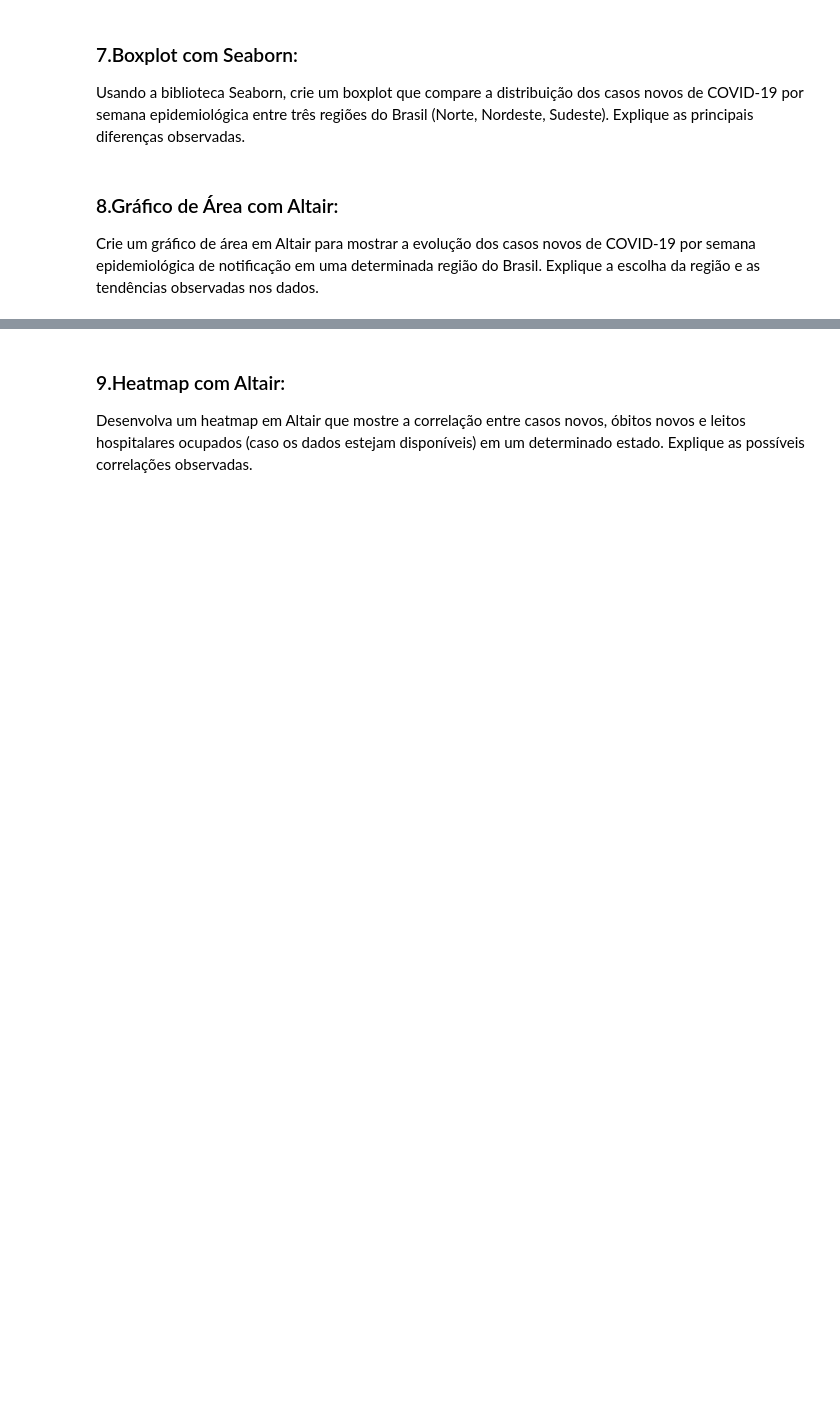
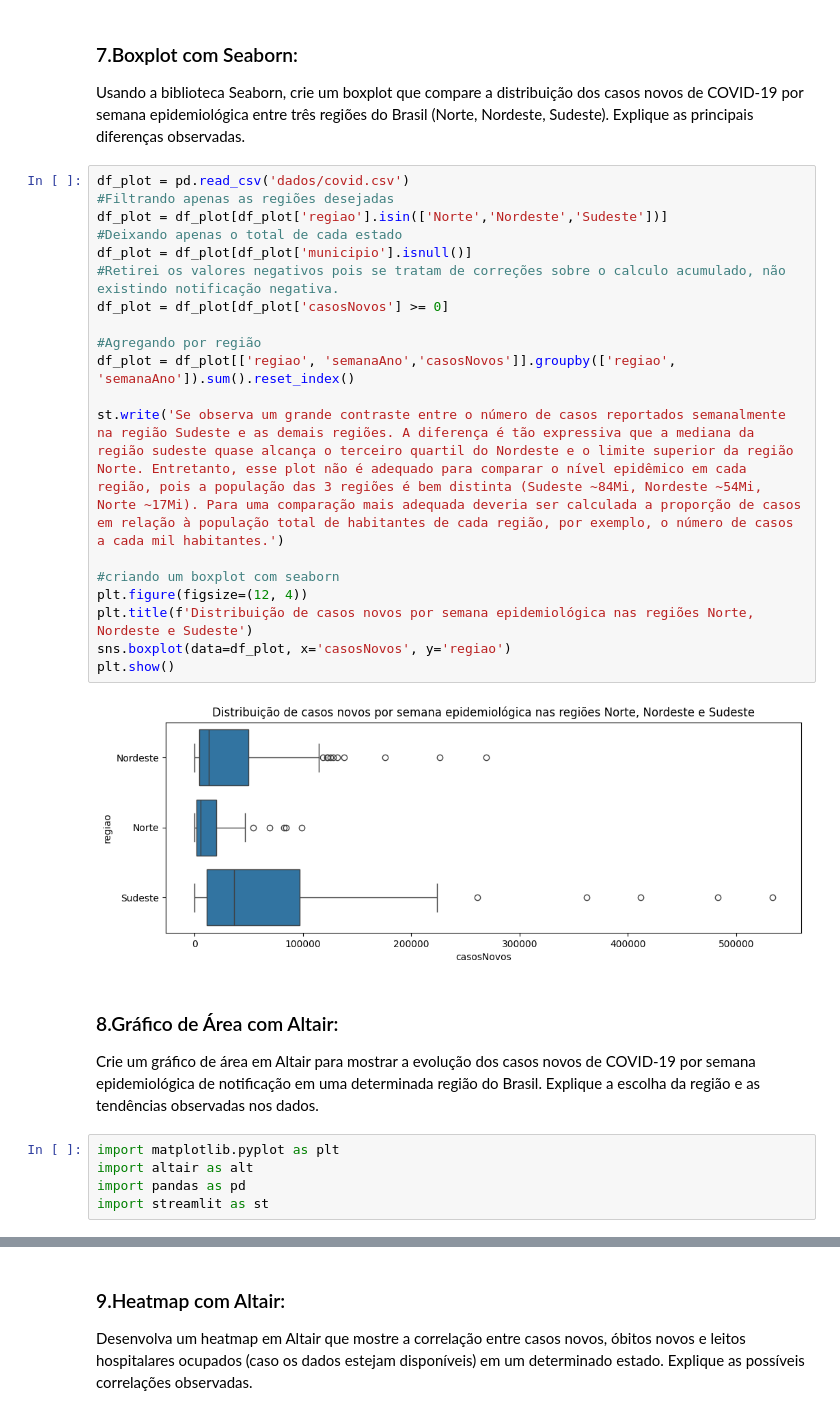
Before and after one commit to rodrigo1992-cmyk/STR_TP2, a Jupyter notebook: main.ipynb, the cells around one changed output, grey strips where cells are left out. Saved outputs shown, nothing was run; the diff lists cells and outputs as text; blank space fills up the shorter version.

```diff
--- a/main.ipynb
+++ b/main.ipynb
@@ -202,6 +226,32 @@ Utilize a biblioteca Matplotlib para criar um gráfico de barras que mostre a co
 # %% [markdown]
 ### 7.Boxplot com Seaborn:
 Usando a biblioteca Seaborn, crie um boxplot que compare a distribuição dos casos novos de COVID-19 por semana epidemiológica entre três regiões do Brasil (Norte, Nordeste, Sudeste). Explique as principais diferenças observadas.
+# %%
+df_plot = pd.read_csv('dados/covid.csv')
+#Filtrando apenas as regiões desejadas
+df_plot = df_plot[df_plot['regiao'].isin(['Norte','Nordeste','Sudeste'])]
+#Deixando apenas o total de cada estado
+df_plot = df_plot[df_plot['municipio'].isnull()]
+#Retirei os valores negativos pois se tratam de correções sobre o calculo acumulado, não existindo notificação negativa.
+df_plot = df_plot[df_plot['casosNovos'] >= 0]
+
+#Agregando por região
+df_plot = df_plot[['regiao', 'semanaAno','casosNovos']].groupby(['regiao', 'semanaAno']).sum().reset_index()
+
+st.write('Se observa um grande contraste entre o número de casos reportados semanalmente na região Sudeste e as demais regiões. A diferença é tão expressiva que a mediana da região sudeste quase alcança o terceiro quartil do Nordeste e o limite superior da região Norte. Entretanto, esse plot não é adequado para comparar o nível epidêmico em cada região, pois a população das 3 regiões é bem distinta (Sudeste ~84Mi, Nordeste ~54Mi, Norte ~17Mi). Para uma comparação mais adequada deveria ser calculada a proporção de casos em relação à população total de habitantes de cada região, por exemplo, o número de casos a cada mil habitantes.')
+
+#criando um boxplot com seaborn
+plt.figure(figsize=(12, 4))
+plt.title(f'Distribuição de casos novos por semana epidemiológica nas regiões Norte, Nordeste e Sudeste')
+sns.boxplot(data=df_plot, x='casosNovos', y='regiao')
+plt.show()
+# %% [output]
+[figure, added]
 # %% [markdown]
 ### 8.Gráfico de Área com Altair:
 Crie um gráfico de área em Altair para mostrar a evolução dos casos novos de COVID-19 por semana epidemiológica de notificação em uma determinada região do Brasil. Explique a escolha da região e as tendências observadas nos dados.
+# %%
+import matplotlib.pyplot as plt
+import altair as alt
+import pandas as pd
+import streamlit as st
```
Also changed, not shown: parts of 20 cells of this notebook, 5 other files.
